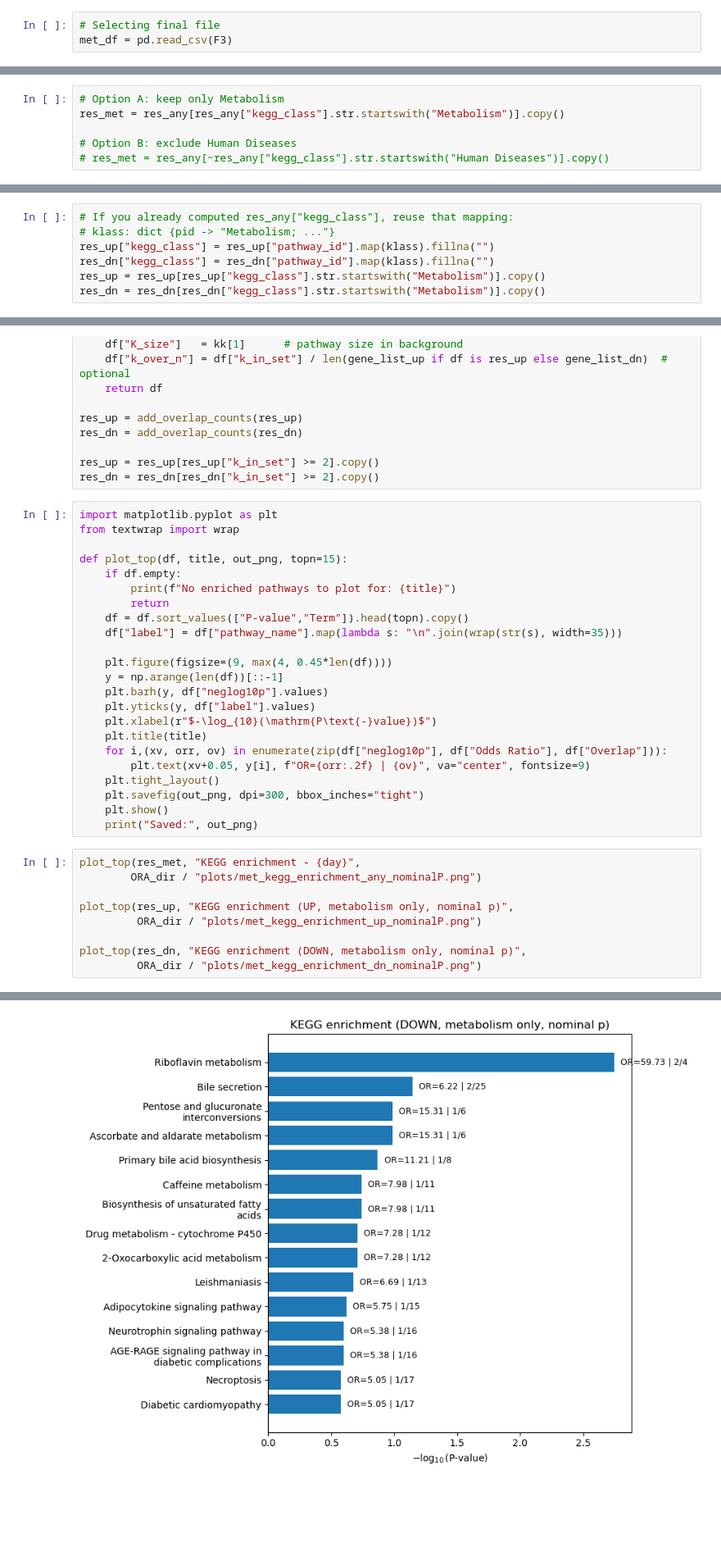
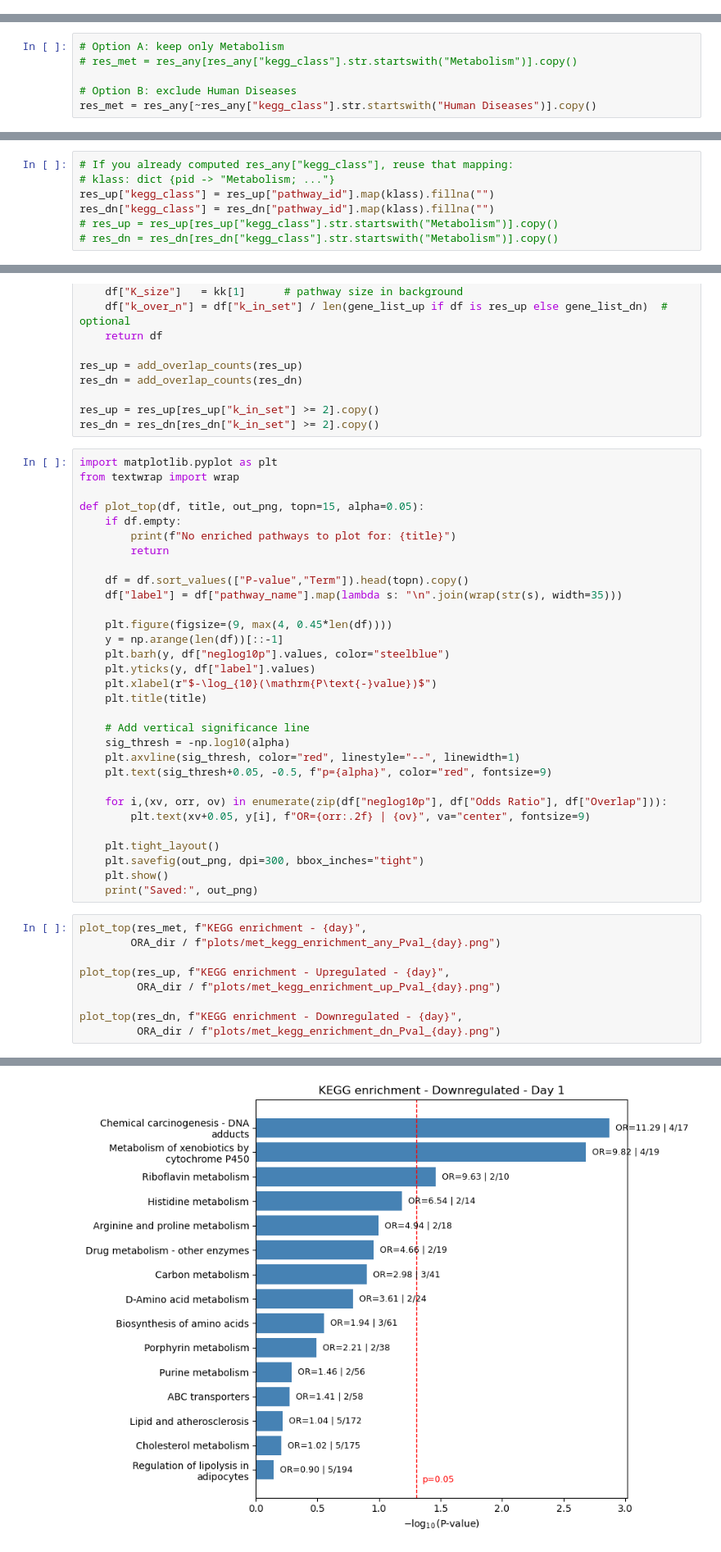
Before and after one commit to Li-Lab-COH/Metabolomics_Analysis, a Jupyter notebook: python/Enrichment_Analysis.ipynb, the cells around one changed output, grey strips where cells are left out. Shown at 82% size. Saved outputs shown, nothing was run; the diff lists cells and outputs as text; blank space fills up the shorter version.

Commit message:
plotting metabolites per patient

```diff
--- a/python/Enrichment_Analysis.ipynb
+++ b/python/Enrichment_Analysis.ipynb
@@ -27,3 +28,0 @@ files
-# %%
-# Selecting final file
-met_df = pd.read_csv(F3)
@@ -229,7 +234,7 @@ res_any["kegg_class"] = res_any["pathway_id"].map(klass).fillna("")
 res_any["pathway_name"] = res_any["pathway_id"].map(pname).fillna(res_any["pathway_id"])
 # %%
 # Option A: keep only Metabolism
-res_met = res_any[res_any["kegg_class"].str.startswith("Metabolism")].copy()
+# res_met = res_any[res_any["kegg_class"].str.startswith("Metabolism")].copy()
 
 # Option B: exclude Human Diseases
-# res_met = res_any[~res_any["kegg_class"].str.startswith("Human Diseases")].copy()
+res_met = res_any[~res_any["kegg_class"].str.startswith("Human Diseases")].copy()
@@ -307,5 +341,5 @@ for _df in (res_up, res_dn):
 # klass: dict {pid -> "Metabolism; ..."}
 res_up["kegg_class"] = res_up["pathway_id"].map(klass).fillna("")
 res_dn["kegg_class"] = res_dn["pathway_id"].map(klass).fillna("")
-res_up = res_up[res_up["kegg_class"].str.startswith("Metabolism")].copy()
-res_dn = res_dn[res_dn["kegg_class"].str.startswith("Metabolism")].copy()
+# res_up = res_up[res_up["kegg_class"].str.startswith("Metabolism")].copy()
+# res_dn = res_dn[res_dn["kegg_class"].str.startswith("Metabolism")].copy()
@@ -326,32 +376,40 @@ res_dn = res_dn[res_dn["k_in_set"] >= 2].copy()
 import matplotlib.pyplot as plt
 from textwrap import wrap
 
-def plot_top(df, title, out_png, topn=15):
+def plot_top(df, title, out_png, topn=15, alpha=0.05):
     if df.empty:
         print(f"No enriched pathways to plot for: {title}")
         return
+
     df = df.sort_values(["P-value","Term"]).head(topn).copy()
     df["label"] = df["pathway_name"].map(lambda s: "\n".join(wrap(str(s), width=35)))
 
     plt.figure(figsize=(9, max(4, 0.45*len(df))))
     y = np.arange(len(df))[::-1]
-    plt.barh(y, df["neglog10p"].values)
+    plt.barh(y, df["neglog10p"].values, color="steelblue")
     plt.yticks(y, df["label"].values)
     plt.xlabel(r"$-\log_{10}(\mathrm{P\text{-}value})$")
     plt.title(title)
+
+    # Add vertical significance line
+    sig_thresh = -np.log10(alpha)
+    plt.axvline(sig_thresh, color="red", linestyle="--", linewidth=1)
+    plt.text(sig_thresh+0.05, -0.5, f"p={alpha}", color="red", fontsize=9)
+
     for i,(xv, orr, ov) in enumerate(zip(df["neglog10p"], df["Odds Ratio"], df["Overlap"])):
         plt.text(xv+0.05, y[i], f"OR={orr:.2f} | {ov}", va="center", fontsize=9)
+
     plt.tight_layout()
     plt.savefig(out_png, dpi=300, bbox_inches="tight")
     plt.show()
     print("Saved:", out_png)
 # %%
-plot_top(res_met, "KEGG enrichment - {day}",
-        ORA_dir / "plots/met_kegg_enrichment_any_nominalP.png")
+plot_top(res_met, f"KEGG enrichment - {day}",
+        ORA_dir / f"plots/met_kegg_enrichment_any_Pval_{day}.png")
 
-plot_top(res_up, "KEGG enrichment (UP, metabolism only, nominal p)",
-         ORA_dir / "plots/met_kegg_enrichment_up_nominalP.png")
+plot_top(res_up, f"KEGG enrichment - Upregulated - {day}",
+         ORA_dir / f"plots/met_kegg_enrichment_up_Pval_{day}.png")
 
-plot_top(res_dn, "KEGG enrichment (DOWN, metabolism only, nominal p)",
-         ORA_dir / "plots/met_kegg_enrichment_dn_nominalP.png")
+plot_top(res_dn, f"KEGG enrichment - Downregulated - {day}",
+         ORA_dir / f"plots/met_kegg_enrichment_dn_Pval_{day}.png")
 # %% [output]
@@ -362 +420 @@ Saved: /Users/janzules/Roselab/Metabolite/results/ORA_python/plots/met_kegg_enri
-[figure, old version]
+[figure, new version]
```
Also changed, not shown: parts of 27 cells of this notebook, 2 other files.
